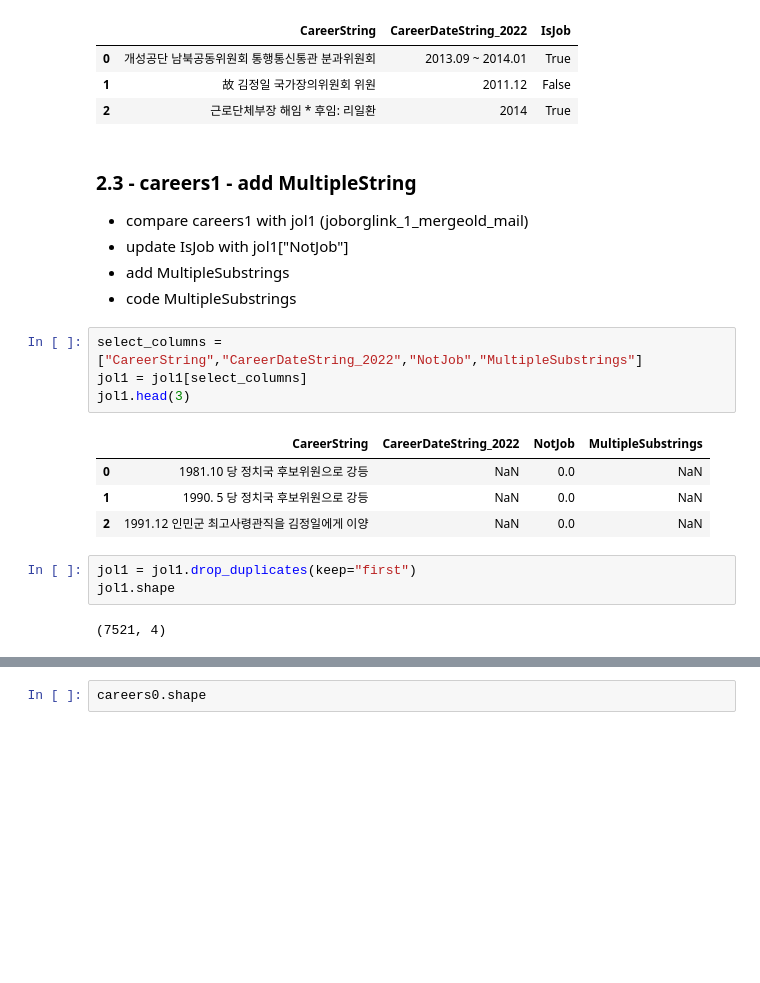
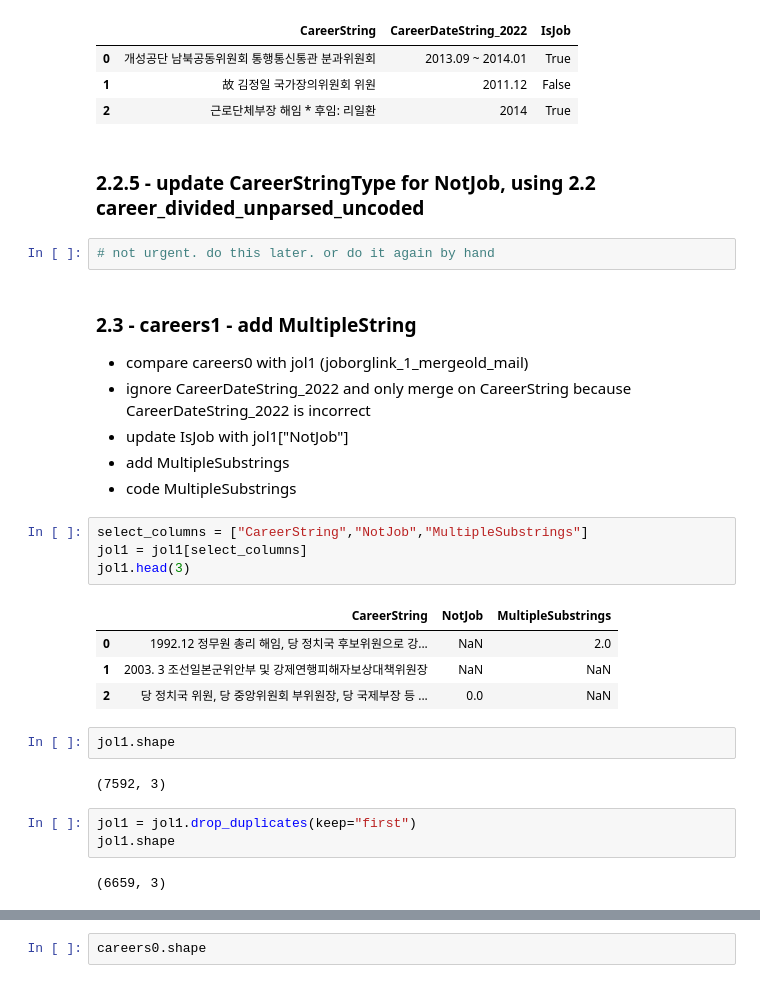
Before and after one commit to seouljake/nkelites, a Jupyter notebook: scripts/1 scripts - data cleaning and structuring/2.4.7 (new) create joborglink and leaderjoblink tables.ipynb, the cells around one changed output, grey strips where cells are left out. Cells and saved outputs as stored; diff of their text form; blank space fills up the shorter version.

```diff
--- a/scripts/1 scripts - data cleaning and structuring/2.4.7 (new) create joborglink and leaderjoblink tables.ipynb
+++ b/scripts/1 scripts - data cleaning and structuring/2.4.7 (new) create joborglink and leaderjoblink tables.ipynb
@@ -193,23 +217,32 @@ careers0.head(3)
 | 0 | 개성공단 남북공동위원회 통행통신통관 분과위원회 | 2013.09 ~ 2014.01 | True |
 | 1 | 故 김정일 국가장의위원회 위원 | 2011.12 | False |
 | 2 | 근로단체부장 해임 * 후임: 리일환 | 2014 | True |
+# %% [markdown]
+### 2.2.5 - update CareerStringType for NotJob, using 2.2 career_divided_unparsed_uncoded
+# %%
+# not urgent. do this later. or do it again by hand
 # %% [markdown]
 ### 2.3 - careers1 - add MultipleString
-- compare careers1 with jol1 (joborglink_1_mergeold_mail)
+- compare careers0 with jol1 (joborglink_1_mergeold_mail)
+ - ignore CareerDateString_2022 and only merge on CareerString because CareerDateString_2022 is incorrect
 - update IsJob with jol1["NotJob"]
 - add MultipleSubstrings
 - code MultipleSubstrings
 # %%
-select_columns = ["CareerString","CareerDateString_2022","NotJob","MultipleSubstrings"]
+select_columns = ["CareerString","NotJob","MultipleSubstrings"]
 jol1 = jol1[select_columns]
 jol1.head(3)
 # %% [output]
-|  | CareerString | CareerDateString_2022 | NotJob | MultipleSubstrings |
-| 0 | 1981.10 당 정치국 후보위원으로 강등 | NaN | 0.0 | NaN |
-| 1 | 1990. 5 당 정치국 후보위원으로 강등 | NaN | 0.0 | NaN |
-| 2 | 1991.12 인민군 최고사령관직을 김정일에게 이양 | NaN | 0.0 | NaN |
+|  | CareerString | NotJob | MultipleSubstrings |
+| 0 | 1992.12 정무원 총리 해임, 당 정치국 후보위원으로 강... | NaN | 2.0 |
+| 1 | 2003. 3 조선일본군위안부 및 강제연행피해자보상대책위원장 | NaN | NaN |
+| 2 | 당 정치국 위원, 당 중앙위원회 부위원장, 당 국제부장 등 ... | 0.0 | NaN |
+# %%
+jol1.shape
+# %% [output]
+(7592, 3)
 # %%
 jol1 = jol1.drop_duplicates(keep="first")
 jol1.shape
 # %% [output]
-(7521, 4)
+(6659, 3)
```
Also changed, not shown: parts of 35 cells of this notebook, 3 other files.
